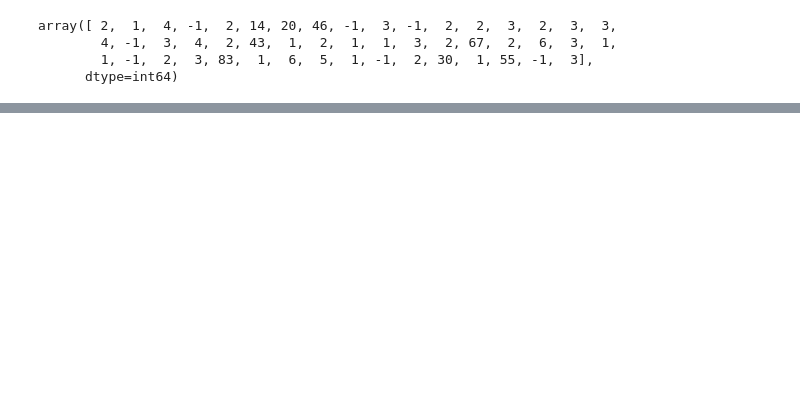
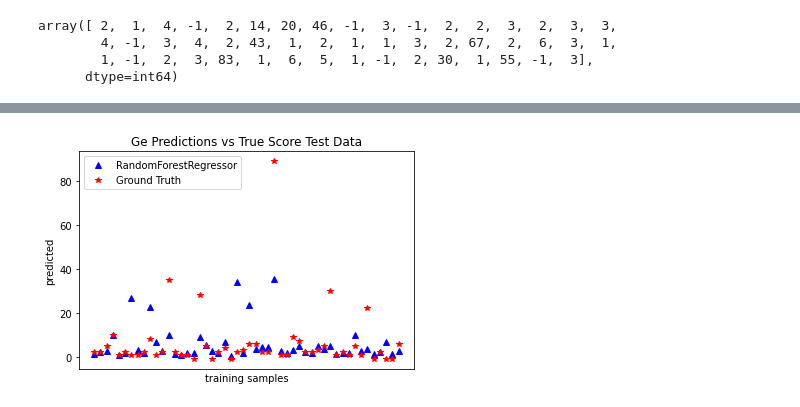
Before and after one commit to franticOreo/CriticalMinerals, a Jupyter notebook: asher/Osnaca_RF.ipynb, the cells around one changed output, grey strips where cells are left out. Saved outputs shown, nothing was run; the diff lists cells and outputs as text; code cells hidden in the pictures; blank space fills up the shorter version.

```diff
--- a/asher/Osnaca_RF.ipynb
+++ b/asher/Osnaca_RF.ipynb
@@ -228,0 +259,22 @@ plt.show()
+# %%
+#visualisation for test predictions
+
+#test predictions
+xt = X_test[:50]
+pred1 = regressor.predict(xt)
+
+xt_test = np.array(y_test[:50])
+# %%
+plt.figure()
+plt.plot(pred1, 'b^', label = 'RandomForestRegressor')
+plt.plot(xt_test, 'r*', label = 'Ground Truth')
+
+plt.tick_params(axis='x', which = 'both', bottom = False, top=False, labelbottom=False)
+
+plt.ylabel('predicted')
+plt.xlabel('training samples')
+plt.legend(loc='best')
+plt.title('Ge Predictions vs True Score Test Data')
+plt.show()
+# %% [output]
+[figure, added]
```
Also changed, not shown: parts of 6 cells of this notebook.
